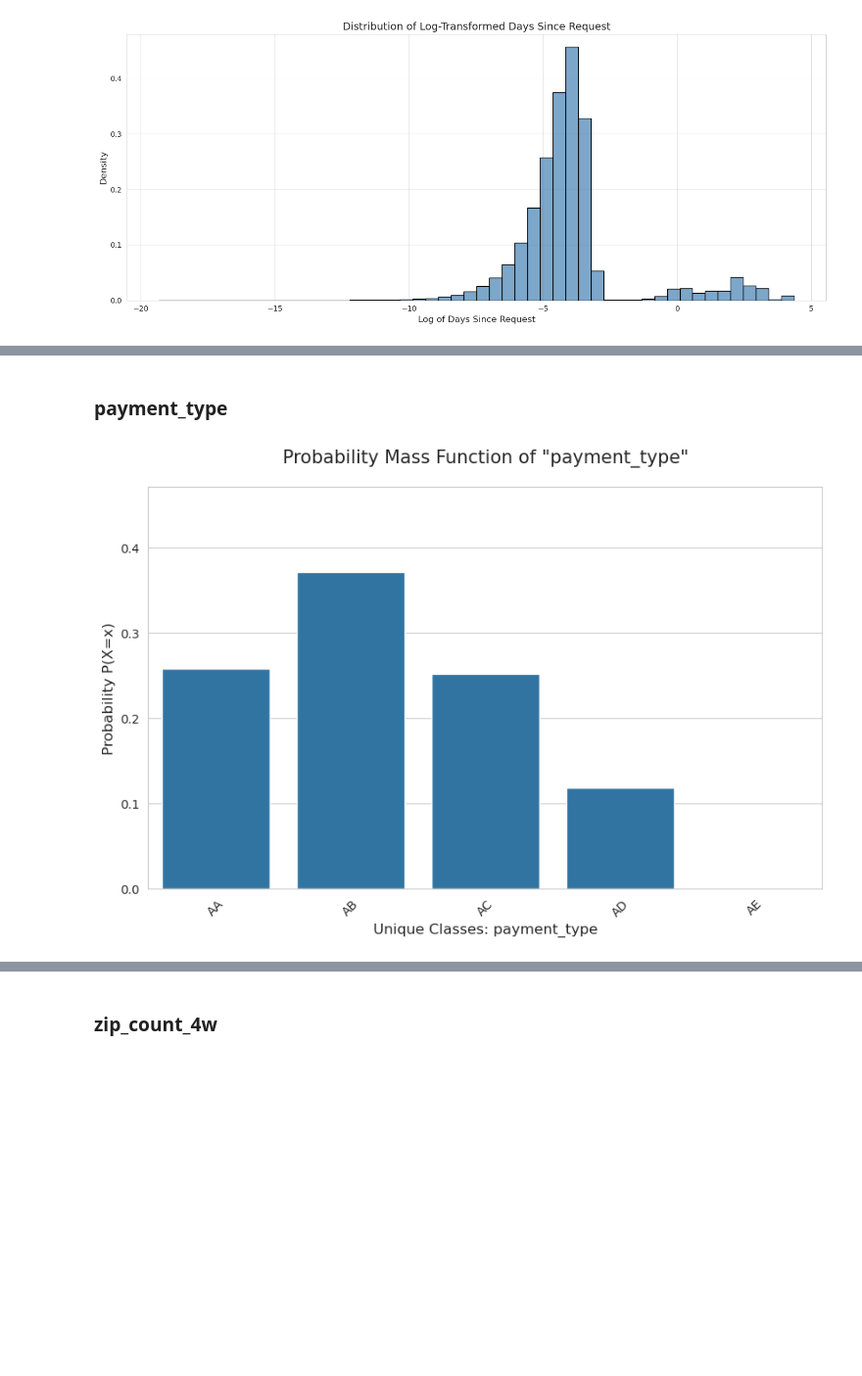
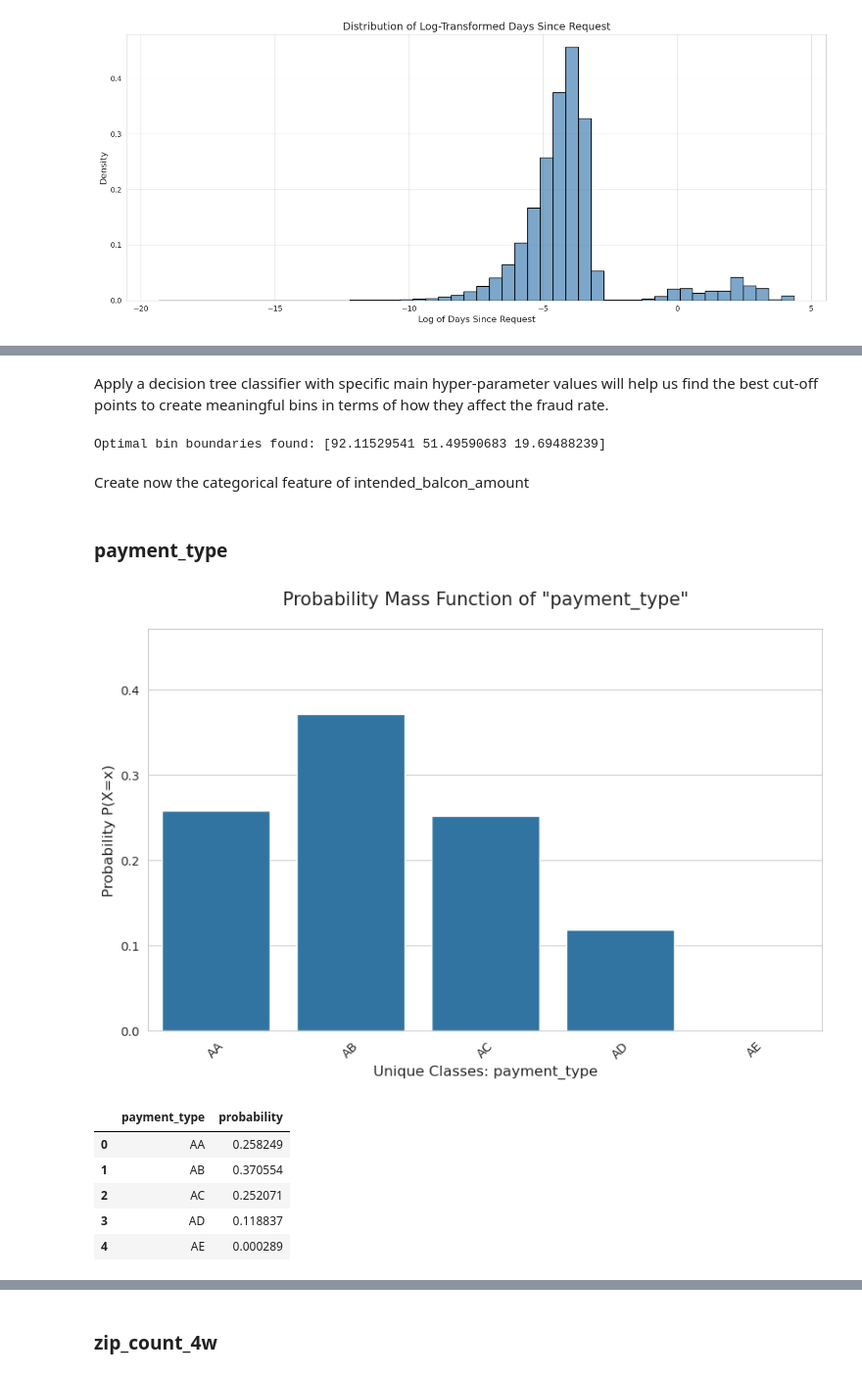
Before and after one commit to Vasilis-Palaskas/fraud-detection-BAF-Dataset-Suite-, a Jupyter notebook: 01-intro/01-data-cleaning-processing-univariate_analysis-vp.ipynb, the cells around one changed output, grey strips where cells are left out. Shown at 98% size. Cells and saved outputs as stored; diff of their text form; code cells hidden in the pictures; blank space fills up the shorter version.

```diff
--- a/01-intro/01-data-cleaning-processing-univariate_analysis-vp.ipynb
+++ b/01-intro/01-data-cleaning-processing-univariate_analysis-vp.ipynb
@@ -313,0 +321,23 @@ Name: intended_balcon_amount, dtype: float64
+# %% [markdown]
+Apply a decision tree classifier with specific main hyper-parameter values will help us find the best cut-off points to create meaningful bins in terms of how they affect the fraud rate.
+# %%
+from sklearn.tree import DecisionTreeClassifier
+
+# We use a slightly higher depth but strict leaf requirements
+dt_binning = DecisionTreeClassifier(
+    max_depth=3,
+    min_samples_leaf=0.05, # Each bin must have at least 5% of data
+    random_state=42
+)
+x = dataset.loc[dataset['intended_balcon_amount'] > 0, 'intended_balcon_amount'].values.reshape(-1, 1)
+y = dataset.loc[dataset['intended_balcon_amount'] > 0, 'fraud_bool'].values
+# Fit on training data only to avoid leakage
+dt_binning.fit(x, y)
+
+# The 'thresholds' will now respect your quantile spikes (0, 50, 100)
+thresholds = dt_binning.tree_.threshold
+print(f"Optimal bin boundaries found: {thresholds[thresholds != -2]}")
+# %% [output]
+Optimal bin boundaries found: [92.11529541 51.49590683 19.69488239]
+# %% [markdown]
+Create now the categorical feature of intended_balcon_amount
@@ -316,27 +348,35 @@ Name: intended_balcon_amount, dtype: float64
 # %%
 dataset["payment_type"].value_counts()
 # 1. Calculate probabilities: P(X = x)
 # value_counts(normalize=True) returns relative frequencies
 prob_df = dataset["payment_type"].value_counts(normalize=True).sort_index().reset_index()
 prob_df.columns = ["payment_type", 'probability']
 
 # 2. Set up the visualization
 plt.figure(figsize=(10, 6))
 sns.set_style("whitegrid")
 
 # Create the bar plot
 ax = sns.barplot(
     data=prob_df,
     x="payment_type",
     y='probability'
 )
 
 # 3. Add labels and styling
 plt.title(f'Probability Mass Function of "payment_type"', fontsize=15, pad=20)
 plt.xlabel(f'Unique Classes: payment_type', fontsize=12)
 plt.ylabel('Probability P(X=x)', fontsize=12)
 plt.ylim(0, prob_df['probability'].max() + 0.1) # Add headroom for labels
 plt.xticks(rotation=45)
 plt.show()
+# Proportions
+prob_df
 # %% [output]
 [figure]
+|  | payment_type | probability |
+| 0 | AA | 0.258249 |
+| 1 | AB | 0.370554 |
+| 2 | AC | 0.252071 |
+| 3 | AD | 0.118837 |
+| 4 | AE | 0.000289 |
```
Also changed, not shown: parts of 62 cells of this notebook, 1 other file.
